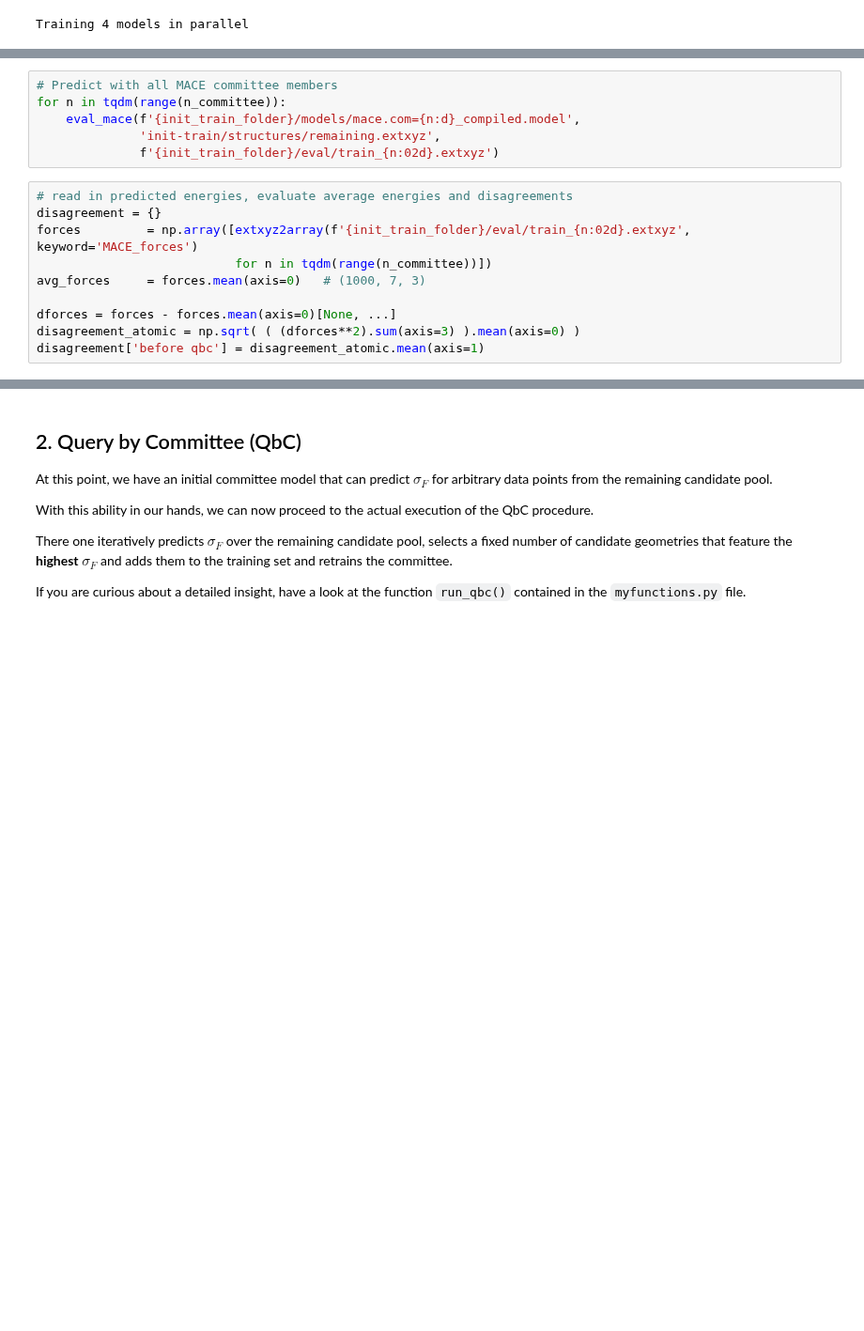
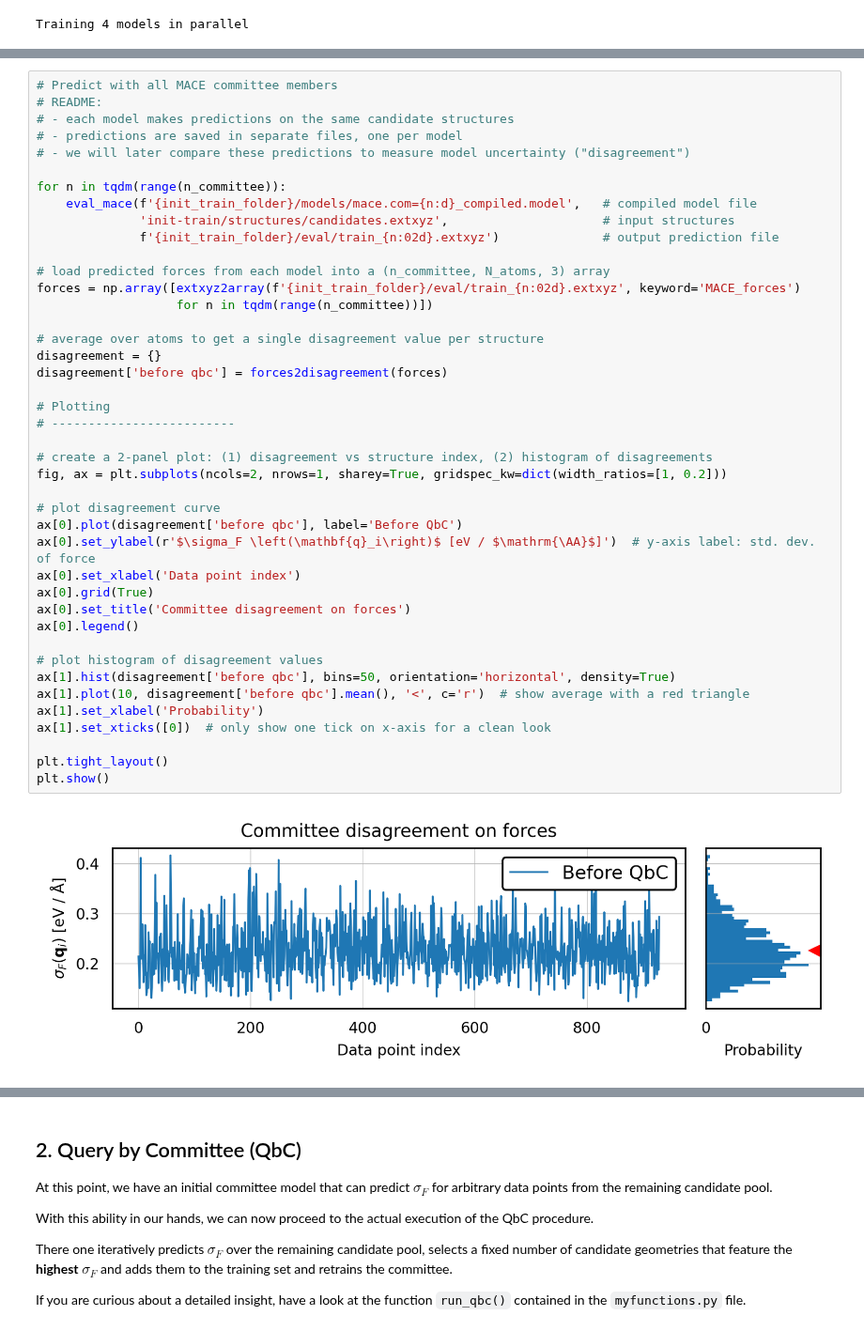
Before and after one commit to sabia-group/AL-tutorial, a Jupyter notebook: notebooks/1-zundel.ipynb, the cells around one changed output, grey strips where cells are left out. Shown at 94% size. Saved outputs shown, nothing was run; the diff lists cells and outputs as text; blank space fills up the shorter version.

```diff
--- a/notebooks/1-zundel.ipynb
+++ b/notebooks/1-zundel.ipynb
@@ -298,16 +269,44 @@ As such, the committee disagreement *correlates* with the actual error of predic
-# %%
-# Predict with all MACE committee members
-for n in tqdm(range(n_committee)):
-    eval_mace(f'{init_train_folder}/models/mace.com={n:d}_compiled.model',
-              'init-train/structures/remaining.extxyz',
-              f'{init_train_folder}/eval/train_{n:02d}.extxyz')
 # %%
-# read in predicted energies, evaluate average energies and disagreements
+# Predict with all MACE committee members
+# README:
+# - each model makes predictions on the same candidate structures
+# - predictions are saved in separate files, one per model
+# - we will later compare these predictions to measure model uncertainty ("disagreement")
+
+for n in tqdm(range(n_committee)):
+    eval_mace(f'{init_train_folder}/models/mace.com={n:d}_compiled.model',   # compiled model file
+              'init-train/structures/candidates.extxyz',                     # input structures
+              f'{init_train_folder}/eval/train_{n:02d}.extxyz')              # output prediction file
+
+# load predicted forces from each model into a (n_committee, N_atoms, 3) array
+forces = np.array([extxyz2array(f'{init_train_folder}/eval/train_{n:02d}.extxyz', keyword='MACE_forces')
+                   for n in tqdm(range(n_committee))])
+
+# average over atoms to get a single disagreement value per structure
 disagreement = {}
-forces         = np.array([extxyz2array(f'{init_train_folder}/eval/train_{n:02d}.extxyz', keyword='MACE_forces')
-                           for n in tqdm(range(n_committee))])
-avg_forces     = forces.mean(axis=0)   # (1000, 7, 3)
+disagreement['before qbc'] = forces2disagreement(forces)
 
-dforces = forces - forces.mean(axis=0)[None, ...]
-disagreement_atomic = np.sqrt( ( (dforces**2).sum(axis=3) ).mean(axis=0) )
-disagreement['before qbc'] = disagreement_atomic.mean(axis=1)
+# Plotting
+# -------------------------
+
+# create a 2-panel plot: (1) disagreement vs structure index, (2) histogram of disagreements
+fig, ax = plt.subplots(ncols=2, nrows=1, sharey=True, gridspec_kw=dict(width_ratios=[1, 0.2]))
+
+# plot disagreement curve
+ax[0].plot(disagreement['before qbc'], label='Before QbC')
+ax[0].set_ylabel(r'$\sigma_F \left(\mathbf{q}_i\right)$ [eV / $\mathrm{\AA}$]')  # y-axis label: std. dev. of force
+ax[0].set_xlabel('Data point index')
+ax[0].grid(True)
+ax[0].set_title('Committee disagreement on forces')
+ax[0].legend()
+
+# plot histogram of disagreement values
+ax[1].hist(disagreement['before qbc'], bins=50, orientation='horizontal', density=True)
+ax[1].plot(10, disagreement['before qbc'].mean(), '<', c='r')  # show average with a red triangle
+ax[1].set_xlabel('Probability')
+ax[1].set_xticks([0])  # only show one tick on x-axis for a clean look
+
+plt.tight_layout()
+plt.show()
+# %% [output]
+[figure, added]
```
Also changed, not shown: parts of 16 cells of this notebook, 1 other file.
